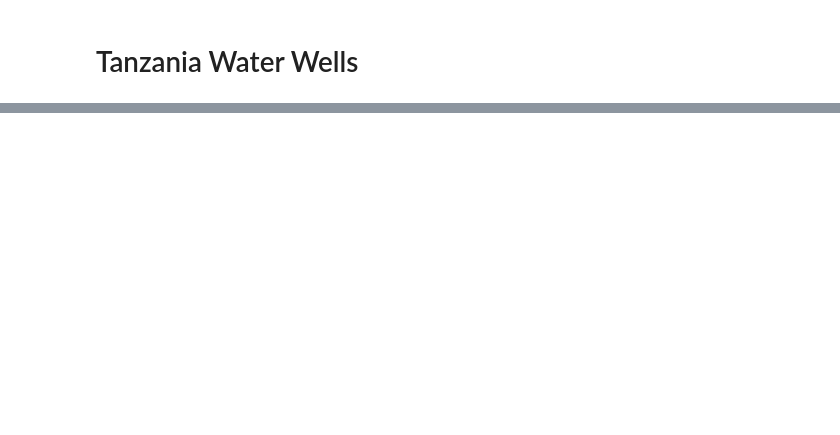
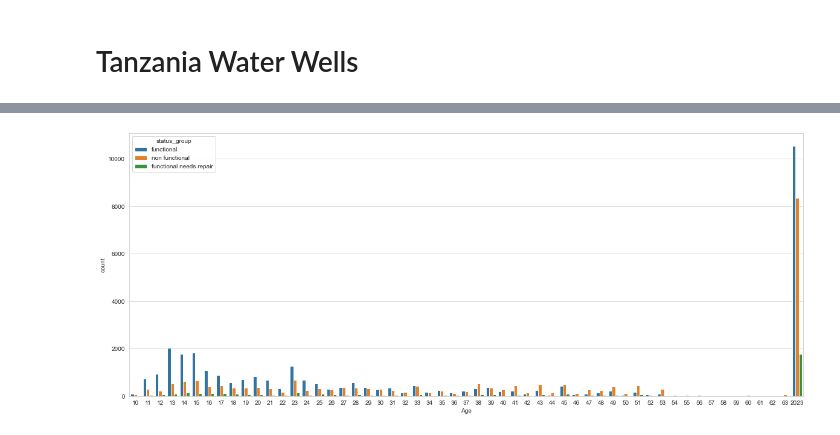
Before and after one commit to kaceyclougher/Tanzania-water-wells, a Jupyter notebook: EDA-and-Cleaning.ipynb, the cells around one changed output, grey strips where cells are left out. Saved outputs shown, nothing was run; the diff lists cells and outputs as text; code cells hidden in the pictures; blank space fills up the shorter version.

```diff
--- a/EDA-and-Cleaning.ipynb
+++ b/EDA-and-Cleaning.ipynb
@@ -35,0 +542,12 @@ df.head()
+# %%
+# They are similar in the primary extraction types -- dropping the other two cols
+
+df.drop(['extraction_type'], axis = 1, inplace = True)
+df.drop(['extraction_type_group'], axis = 1, inplace = True)
+# %%
+#age x status
+
+plt.figure(figsize=(20, 8))
+sns.countplot(x = 'Age', hue = 'status_group', data = df);
+# %% [output]
+[figure, added]
```
Also changed, not shown: parts of 71 cells of this notebook, 2 other files.
